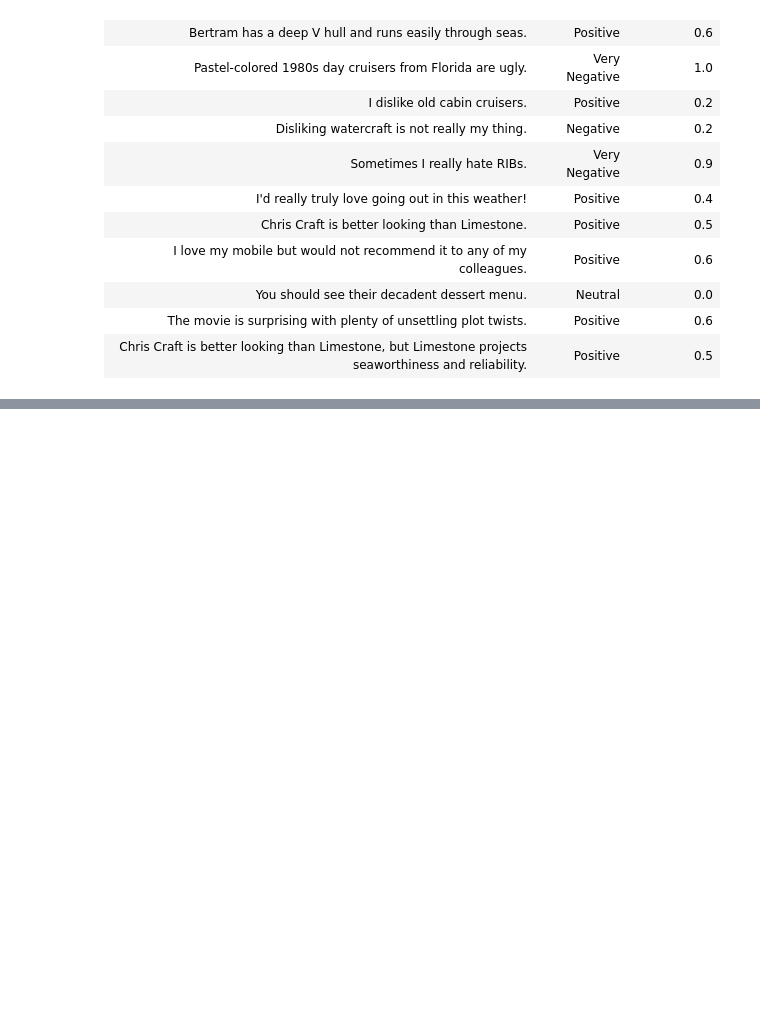
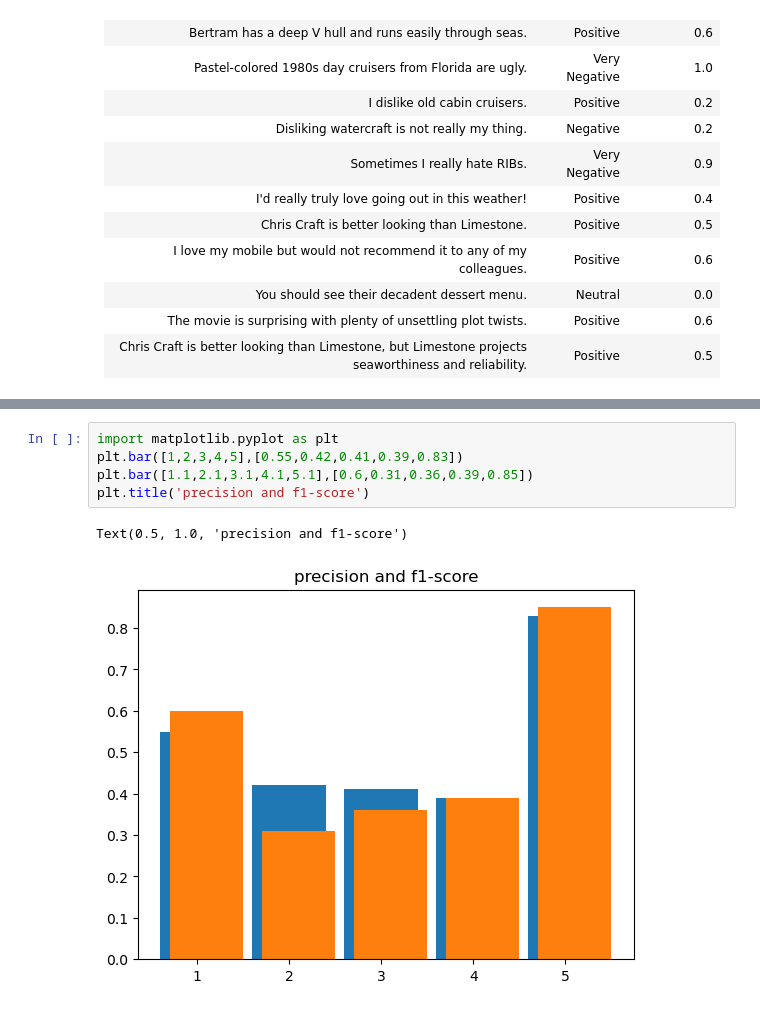
Before and after one commit to FlyingWhalesHQ/flying-whales-blog, a Jupyter notebook: _notebooks/45SentimentAnalysis.ipynb, the cells around one changed output, grey strips where cells are left out. Drawn from its saved outputs; the diff is of its cells as text; blank space fills up the shorter version.

```diff
--- a/_notebooks/45SentimentAnalysis.ipynb
+++ b/_notebooks/45SentimentAnalysis.ipynb
@@ -74,0 +214,8 @@ Very Positive
+# %%
+import matplotlib.pyplot as plt
+plt.bar([1,2,3,4,5],[0.55,0.42,0.41,0.39,0.83])
+plt.bar([1.1,2.1,3.1,4.1,5.1],[0.6,0.31,0.36,0.39,0.85])
+plt.title('precision and f1-score')
+# %% [output]
+Text(0.5, 1.0, 'precision and f1-score')
+[figure, added]
```
Also changed, not shown: parts of 17 cells of this notebook, 13 other files.
